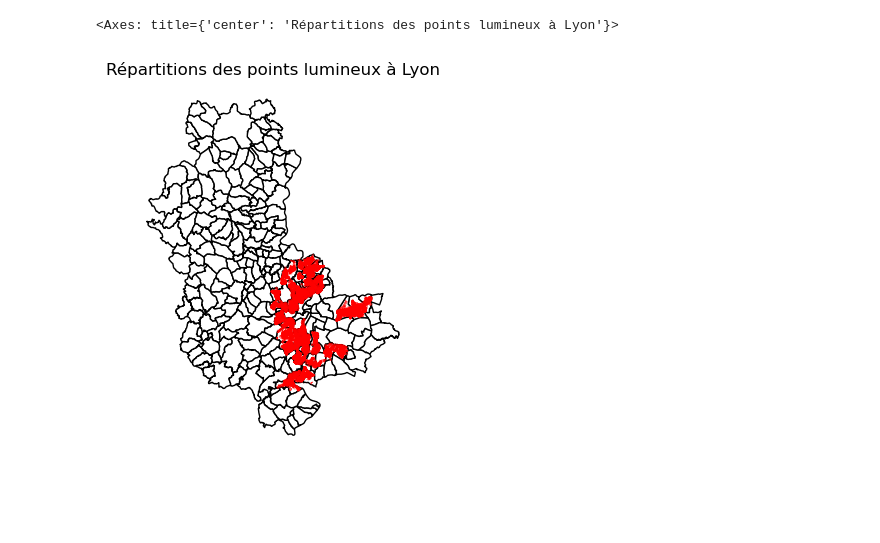
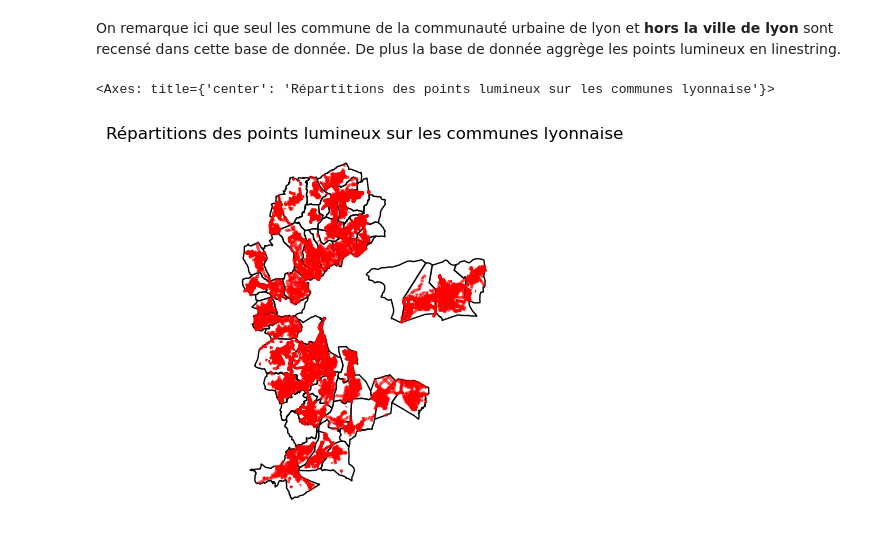
Before and after one commit to Yasmxne/Projet-Python-pour-la-Data-Science, a Jupyter notebook: BaseEcalirageLyon.ipynb, the cells around one changed output. Saved outputs shown, nothing was run; the diff lists cells and outputs as text; code cells hidden in the pictures; blank space fills up the shorter version.

Commit message:
Modification base de Lyon (conservation des communes de l'aglo)

```diff
--- a/BaseEcalirageLyon.ipynb
+++ b/BaseEcalirageLyon.ipynb
@@ -118,0 +101,10 @@ Valeurs uniques dans la colonne 'cablepos' :
+# %%
+#Correction de typo marginale afin de faire cadrer les noms de commune avec la base cartiflette
+gdf_eclairage_lyon['insee'] = gdf_eclairage_lyon['insee'].replace("Marcy l'Etoile", "Marcy-l'Étoile")
+gdf_eclairage_lyon['insee'] = gdf_eclairage_lyon['insee'].replace("Ecully", "Écully")
+gdf_eclairage_lyon['insee'] = gdf_eclairage_lyon['insee'].replace("Sainte-Foy-les-Lyon", "Sainte-Foy-lès-Lyon")
+
+# Affichage des communes
+valeurs_uniques = gdf_eclairage_lyon['insee'].unique()
+print("Valeurs uniques dans la colonne 'cablepos' :")
+print(valeurs_uniques)
@@ -119,30 +128,37 @@ Valeurs uniques dans la colonne 'cablepos' :
+# %% [markdown]
+On remarque ici que seul les commune de la communauté urbaine de lyon et **hors la ville de lyon** sont recensé dans cette base de donnée. De plus la base de donnée aggrège les points lumineux en linestring.
+# %%
+#Importation de la carte des arrondissement et création du fond de carte
+import pandas as pd
+
+com_borders_lyon = carti_download(
+    crs=4326,
+    values=["69"],
+    borders="COMMUNE",
+    vectorfile_format="geojson",
+    filter_by="DEPARTEMENT",
+    source="EXPRESS-COG-CARTO-TERRITOIRE",
+    year=2022,
+)
+
+#Conservation uniquement des communes présente sur la base de données
+com_borders_communes_lyon = com_borders_lyon[com_borders_lyon['NOM'].isin(gdf_eclairage_lyon['insee'])]
 # %%
-#Importation de la carte des arrondissement et création du fond de carte
-
-com_borders_lyon = carti_download(
-    crs=4326,
-    values=["69"],
-    borders="COMMUNE_ARRONDISSEMENT",
-    vectorfile_format="geojson",
-    filter_by="DEPARTEMENT",
-    source="EXPRESS-COG-CARTO-TERRITOIRE",
-    year=2022,
-)
 
 #création du fond de carte
-base = com_borders_lyon.plot(color="white", edgecolor="black")
+base = com_borders_communes_lyon.plot(color="white", edgecolor="black")
 base.set_axis_off()
-base.set_title("Répartitions des points lumineux à Lyon")
+base.set_title("Répartitions des points lumineux sur les communes lyonnaise")
 
 # Conversion du CRS pour cadrer avec le fond de carte cartiflette
 gdf_eclairage_lyon = gdf_eclairage_lyon.to_crs(epsg=4326)
 
 
 #Intégration de la localisation des caméras de surveillance
 gdf_eclairage_lyon.plot(ax=base, color = "red", linewidth=2)
 # %% [output]
-<Axes: title={'center': 'Répartitions des points lumineux à Lyon'}>
+<Axes: title={'center': 'Répartitions des points lumineux sur les communes lyonnaise'}>
-[figure, old version]
+[figure, new version]
 # %%
 #Le code s'exécute en c. 4'
 # Création d'une carte Folium centrée sur Lyon (on centre sur la place Bellecour)
```
Also changed, not shown: parts of 6 cells of this notebook.
